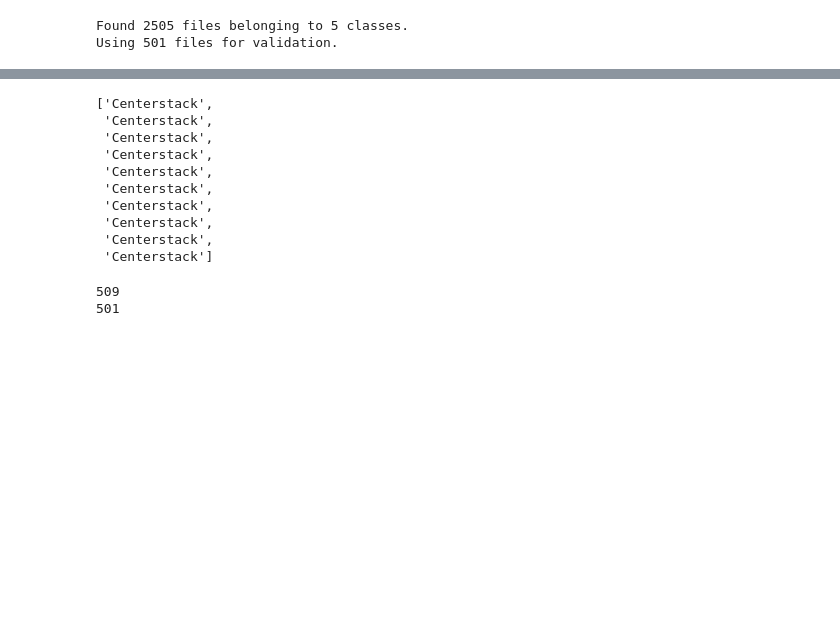
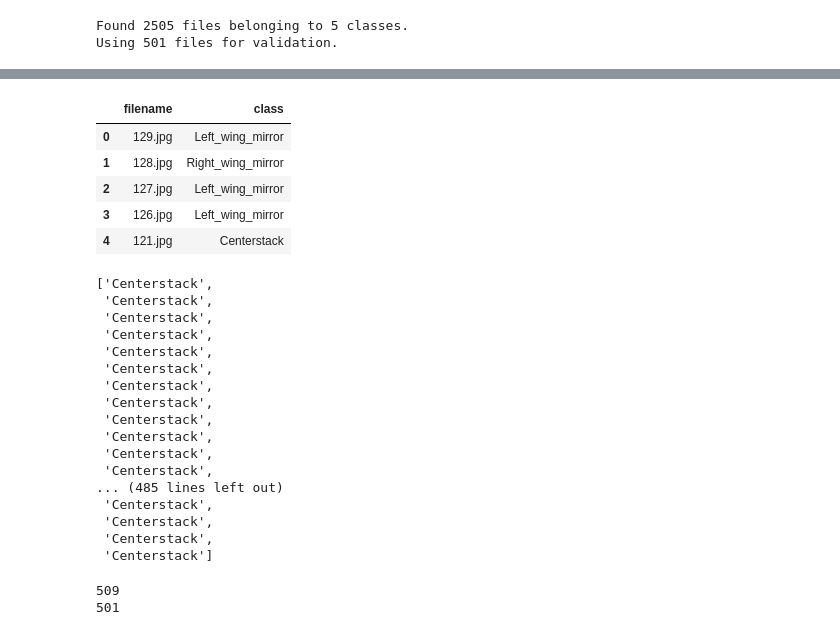
Before and after one commit to Vineet2107/ML-for-Civil-Engineering-CE784A-, a Jupyter notebook: Driver_Gaze_Zone_Classification.ipynb, the cells around one changed output, grey strips where cells are left out. Drawn from its saved outputs; the diff is of its cells as text; code cells hidden in the pictures; blank space fills up the shorter version.

```diff
--- a/Driver_Gaze_Zone_Classification.ipynb
+++ b/Driver_Gaze_Zone_Classification.ipynb
@@ -146,0 +142,39 @@ print(result[0][0])
+# %%
+t = "/content/drive/MyDrive/gaze_dataset/test"
+
+dicti = {}
+dicti['filename'] = []
+dicti['class'] = []
+
+for f in os.listdir(t):
+  ip = os.path.join(t,f)
+
+  image_path = ip
+  image = tf.keras.preprocessing.image.load_img(image_path,target_size=(256,256))
+  input_arr = tf.keras.preprocessing.image.img_to_array(image)
+  input_arr = np.array([input_arr])  # Convert single image to a batch.
+  predictions = model.predict(input_arr)
+
+  dicti['filename'].append(f)
+  result = np.argmax(predictions,axis = 1)[0]
+  if(result == 4):
+    dicti['class'].append("Right_wing_mirror")
+  elif(result == 3):
+    dicti['class'].append("Rearview_mirror")
+  elif(result == 2):
+    dicti['class'].append("Left_wing_mirror")
+  elif(result == 1):
+    dicti['class'].append("Forward")
+  else:
+    dicti['class'].append("Centerstack")
+# %%
+df = pd.DataFrame.from_dict(dicti)
+# %%
+df.head()
+# %% [output]
+|  | filename | class |
+| 0 | 129.jpg | Left_wing_mirror |
+| 1 | 128.jpg | Right_wing_mirror |
+| 2 | 127.jpg | Left_wing_mirror |
+| 3 | 126.jpg | Left_wing_mirror |
+| 4 | 121.jpg | Centerstack |
@@ -159,7 +196,7 @@ for i in range(len(y_pred)):
   else:
     y_output.append("Centerstack")
 # %%
-y_output[:10]
+y_output
 # %% [output]
 ['Centerstack',
  'Centerstack',
@@ -170,6 +207,13 @@ y_output[:10]
  'Centerstack',
  'Centerstack',
  'Centerstack',
+ 'Centerstack',
+ 'Centerstack',
+ 'Centerstack',
+... (485 lines left out)
+ 'Centerstack',
+ 'Centerstack',
+ 'Centerstack',
  'Centerstack']
 # %%
 print(len(list_test))
```
Also changed, not shown: parts of 9 cells of this notebook.
